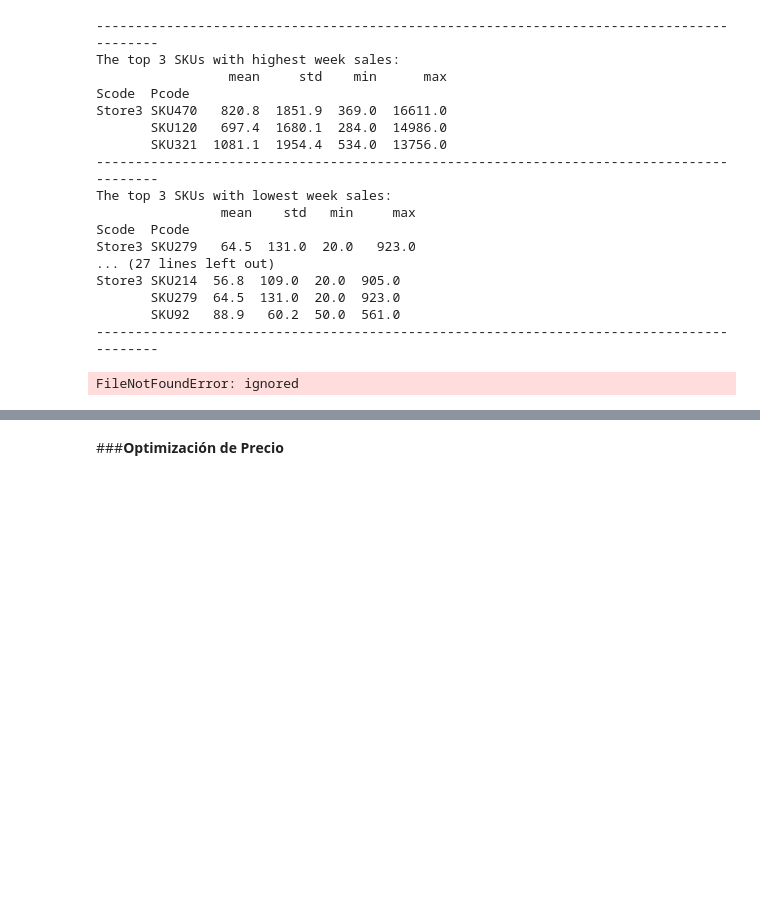
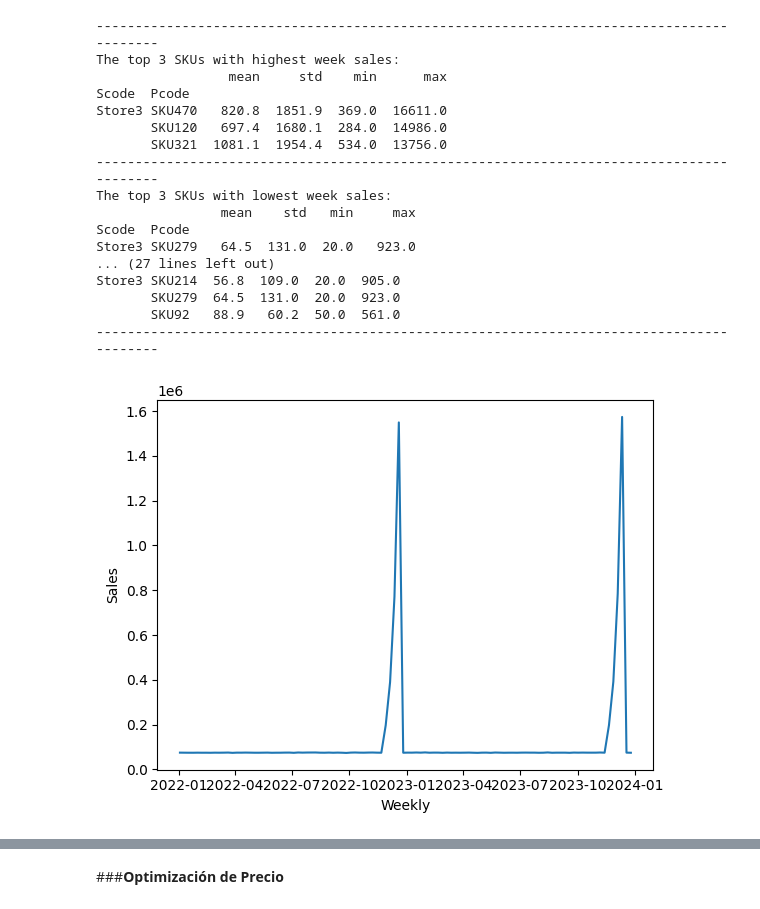
Before and after one commit to superpanditas/Quinio, a Jupyter notebook: Weekly_SKU_level_Product_Sales_Transactions.ipynb, the cells around one changed output, grey strips where cells are left out. Drawn from its saved outputs; the diff is of its cells as text; code cells hidden in the pictures; blank space fills up the shorter version.

```diff
--- a/Weekly_SKU_level_Product_Sales_Transactions.ipynb
+++ b/Weekly_SKU_level_Product_Sales_Transactions.ipynb
@@ -789,45 +789,20 @@ Store3 SKU214  56.8  109.0  20.0  905.0
        SKU279  64.5  131.0  20.0  923.0
        SKU92   88.9   60.2  50.0  561.0
 -----------------------------------------------------------------------------------------
-# %%
-import pandas as pd
-import xgboost as xgb
-from sklearn.metrics import mean_absolute_error
-
-# Leer datos
-data = pd.read_csv("ventas_semanales.csv")
-
-# Dividir en entrenamiento y prueba
-train = data[:-4]
-test = data[-4:]
-
-# Separar variables independientes y dependientes
-train_X = train[["Semana"]]
-train_y = train["Ventas"]
-test_X = test[["Semana"]]
-test_y = test["Ventas"]
-
-# Crear matriz de entrenamiento y prueba
-dtrain = xgb.DMatrix(train_X, label=train_y)
-dtest = xgb.DMatrix(test_X, label=test_y)
-
-# Definir parámetros del modelo
-params = {
-    "max_depth": 3,
-    "eta": 0.1,
-    "subsample": 0.7,
-    "objective": "reg:squarederror",
-    "eval_metric": "mae"
-}
-
-# Entrenar modelo
-model = xgb.train(params, dtrain)
-
-# Realizar predicciones en el conjunto de prueba
-predictions = model.predict(dtest)
-
-# Calcular el error absoluto medio de las predicciones
-mae = mean_absolute_error(test_y, predictions)
-print("MAE:", mae)
-# %% [output]
-FileNotFoundError: ignored
+# %%
+data_skus3_sum = data_skus3_sum.reset_index()
+data_skus3_temp = data_skus3_sum.drop('Pcode', axis=1)
+data_skus3_melted = pd.melt(data_skus3_temp, id_vars='Scode', var_name='Weekly', value_name='Sales')
+#print(data_skus1_melted)
+
+
+#data_1_skus = data_skus1_melted.drop('Pcode', axis=1)
+data_3_skus_agg = data_skus3_melted.groupby('Weekly').agg('sum')
+data_3_skus_agg = data_3_skus_agg.reset_index()
+#print(data_1_skus_agg)
+
+# Visualize Data
+sns.lineplot(x='Weekly', y='Sales', data=data_3_skus_agg)
+plt.show()
+# %% [output]
+[figure, added]
```
Also changed, not shown: parts of 9 cells of this notebook.
